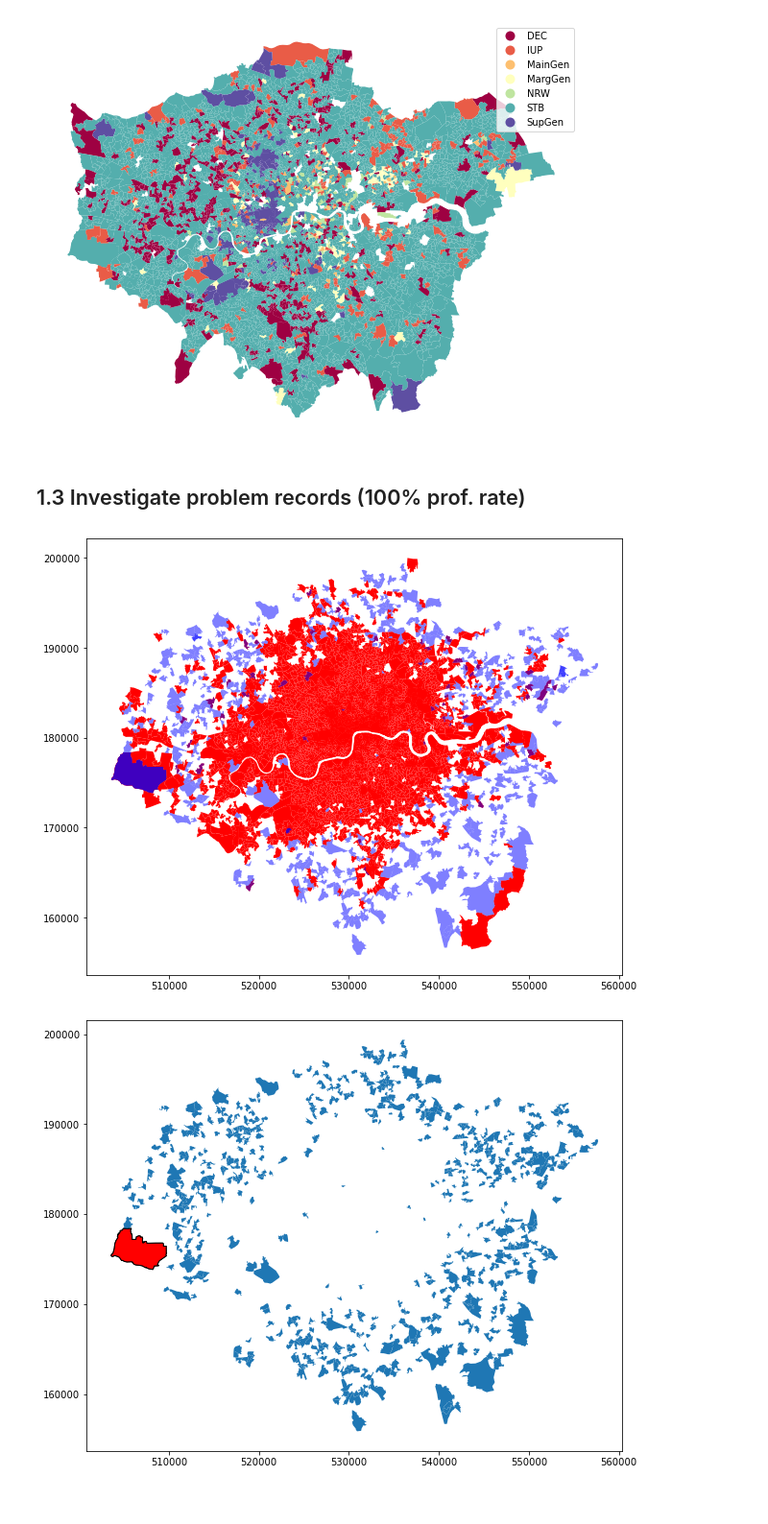
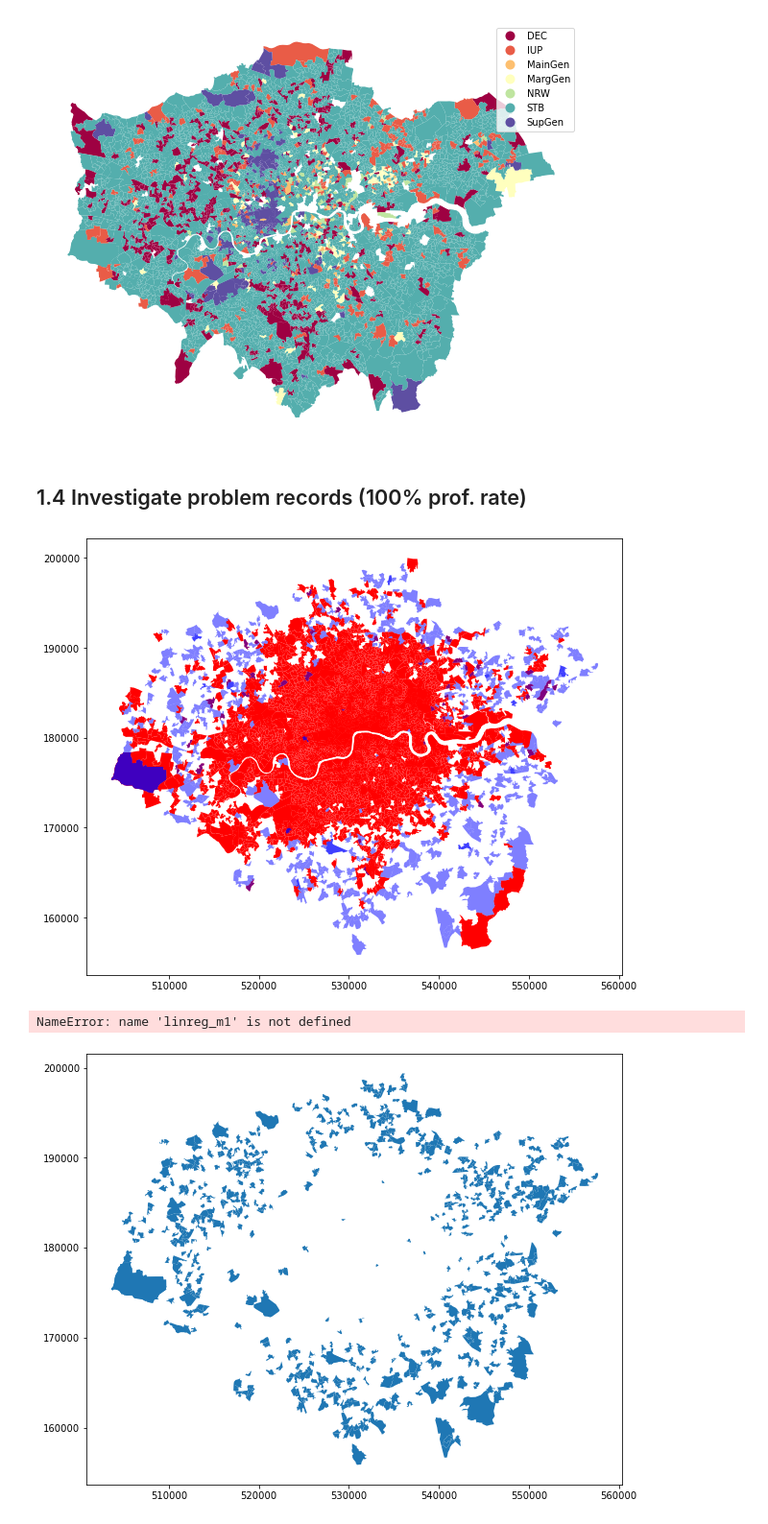
Before and after one commit to ZacharyP-E/are-you-gitting-me, a Jupyter notebook: 1.0 Data Wrangling.ipynb, the cells around one changed output. Shown at 96% size. Drawn from its saved outputs; the diff is of its cells as text; code cells hidden in the pictures.

```diff
--- a/1.0 Data Wrangling.ipynb
+++ b/1.0 Data Wrangling.ipynb
@@ -366,6 +366,11 @@ lsoa_clt['clt_low_density'] = lsoa_clt.low_count/lsoa_clt.area*10000
 lsoa_clt['clt_high_density'] = lsoa_clt.high_count/lsoa_clt.area*10000
 
 lsoa_clt['clt_total_density'] = lsoa_clt.total_clt_count/lsoa_clt.area*10000
+# %%
+#Filling NA values with 0, meaning no cultural amenities present within LSOA
+lsoa_clt['clt_high_density'] = lsoa_clt['clt_high_density'].fillna(0)
+lsoa_clt['clt_low_density'] = lsoa_clt['clt_low_density'].fillna(0)
+lsoa_clt['clt_total_density'] = lsoa_clt['clt_total_density'].fillna(0)
 # %%
 lsoa_clt.head()
 # %% [output]
@@ -487,24 +492,24 @@ plt.axis("off")
 (500655.06033394457, 564875.8132172046, 153596.66716660303, 203187.7528659835)
 [figure]
 # %% [markdown]
-## 1.3 Investigate problem records (100% prof. rate)
+## 1.4 Investigate problem records (100% prof. rate)
 # %%
 fig, ax = plt.subplots(1, figsize=(10,10))
 
-#linreg_m1[linreg_m1["prop"] ==1].plot(ax=ax)
-linreg_m1[(linreg_m1["total_count"] >5 )].plot(ax=ax, color="red")
-linreg_m1[linreg_m1["prop"] ==1].plot(ax=ax, color="blue", alpha=0.5)
+lsoa_strat_gent[(lsoa_strat_gent["total_count"] >5 )].plot(ax=ax, color="red")
+lsoa_strat_gent[lsoa_strat_gent["prop"] ==1].plot(ax=ax, color="blue", alpha=0.5)
 
 
 plt.show()
 # %% [output]
-[figure, old version]
+[figure, new version]
 # %%
 fig, ax = plt.subplots(1, figsize=(10,10))
 
-linreg_m1[linreg_m1["prop"] ==1].plot(ax=ax)
-linreg_m1[(linreg_m1["total_count"] == 42) & (linreg_m1["prop"] == 1)].plot(ax=ax, color="red", edgecolor="black", linewidth=1)
+lsoa_strat_gent[lsoa_strat_gent["prop"] ==1].plot(ax=ax)
+lsoa_strat_gent[(lsoa_strat_gent["total_count"] == 42) & (linreg_m1["prop"] == 1)].plot(ax=ax, color="red", edgecolor="black", linewidth=1)
 
 plt.show()
 # %% [output]
+NameError: name 'linreg_m1' is not defined
-[figure, old version]
+[figure, new version]
```
Also changed, not shown: parts of 20 cells of this notebook, 1 other file.
